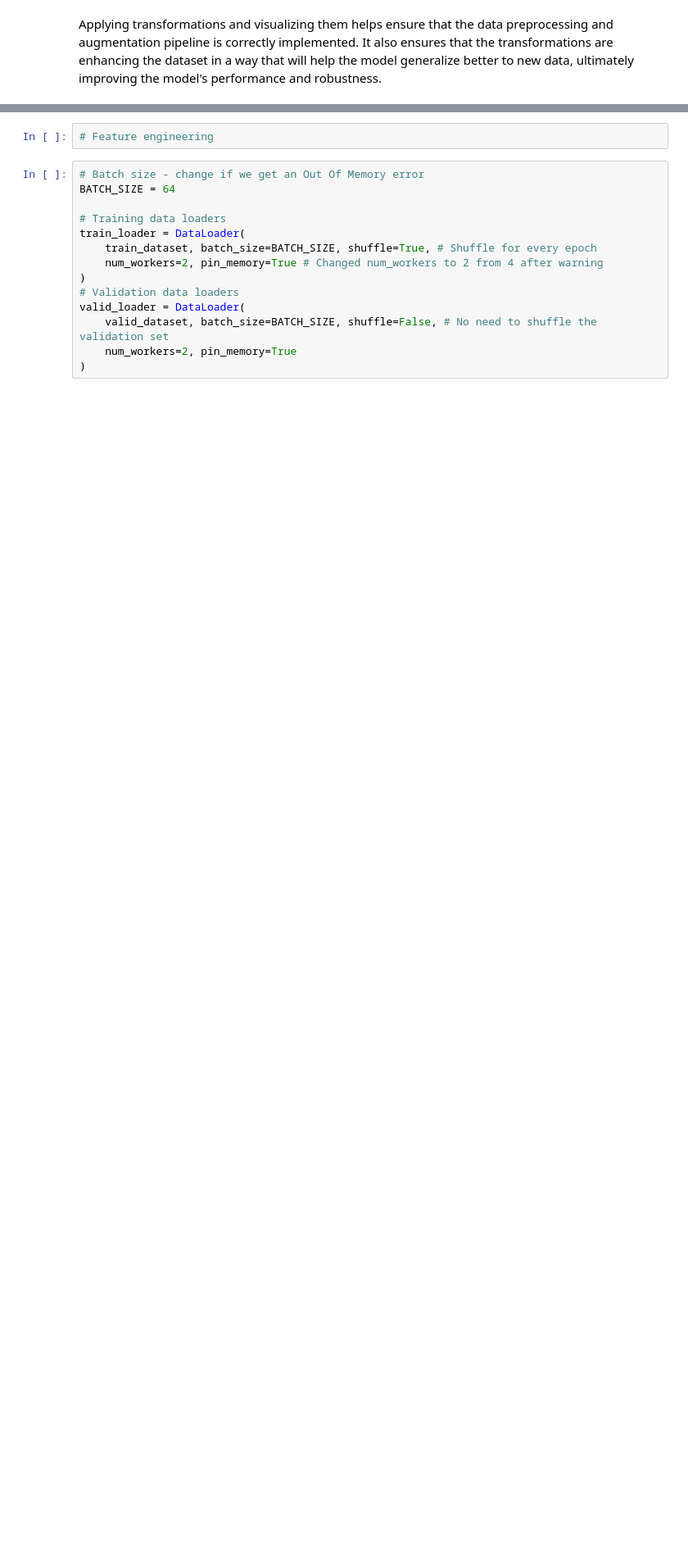
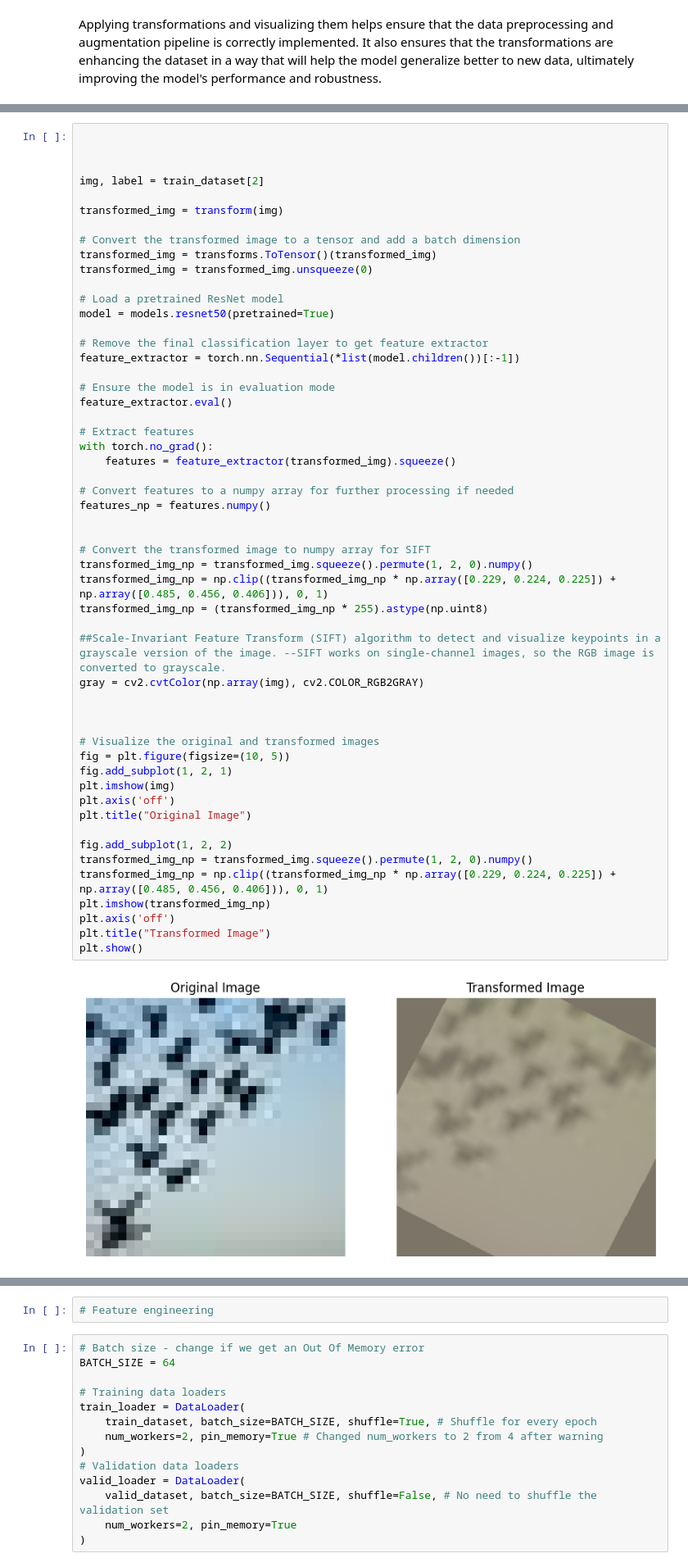
Before and after one commit to stefsyrsiri/synthetic-image-detection, a Jupyter notebook: Deep_Learning_Project.ipynb, the cells around one changed output, grey strips where cells are left out. Shown at 82% size. Drawn from its saved outputs; the diff is of its cells as text; blank space fills up the shorter version.

```diff
--- a/Deep_Learning_Project.ipynb
+++ b/Deep_Learning_Project.ipynb
@@ -209,0 +165,55 @@ plt.show()
+# %%
+
+
+
+img, label = train_dataset[2]
+
+transformed_img = transform(img)
+
+# Convert the transformed image to a tensor and add a batch dimension
+transformed_img = transforms.ToTensor()(transformed_img)
+transformed_img = transformed_img.unsqueeze(0)
+
+# Load a pretrained ResNet model
+model = models.resnet50(pretrained=True)
+
+# Remove the final classification layer to get feature extractor
+feature_extractor = torch.nn.Sequential(*list(model.children())[:-1])
+
+# Ensure the model is in evaluation mode
+feature_extractor.eval()
+
+# Extract features
+with torch.no_grad():
+    features = feature_extractor(transformed_img).squeeze()
+
+# Convert features to a numpy array for further processing if needed
+features_np = features.numpy()
+
+
+# Convert the transformed image to numpy array for SIFT
+transformed_img_np = transformed_img.squeeze().permute(1, 2, 0).numpy()
+transformed_img_np = np.clip((transformed_img_np * np.array([0.229, 0.224, 0.225]) + np.array([0.485, 0.456, 0.406])), 0, 1)
+transformed_img_np = (transformed_img_np * 255).astype(np.uint8)
+
+##Scale-Invariant Feature Transform (SIFT) algorithm to detect and visualize keypoints in a grayscale version of the image. --SIFT works on single-channel images, so the RGB image is converted to grayscale.
+gray = cv2.cvtColor(np.array(img), cv2.COLOR_RGB2GRAY)
+
+
+
+# Visualize the original and transformed images
+fig = plt.figure(figsize=(10, 5))
+fig.add_subplot(1, 2, 1)
+plt.imshow(img)
+plt.axis('off')
+plt.title("Original Image")
+
+fig.add_subplot(1, 2, 2)
+transformed_img_np = transformed_img.squeeze().permute(1, 2, 0).numpy()
+transformed_img_np = np.clip((transformed_img_np * np.array([0.229, 0.224, 0.225]) + np.array([0.485, 0.456, 0.406])), 0, 1)
+plt.imshow(transformed_img_np)
+plt.axis('off')
+plt.title("Transformed Image")
+plt.show()
+# %% [output]
+[figure, added]
```
Also changed, not shown: parts of 8 cells of this notebook.
